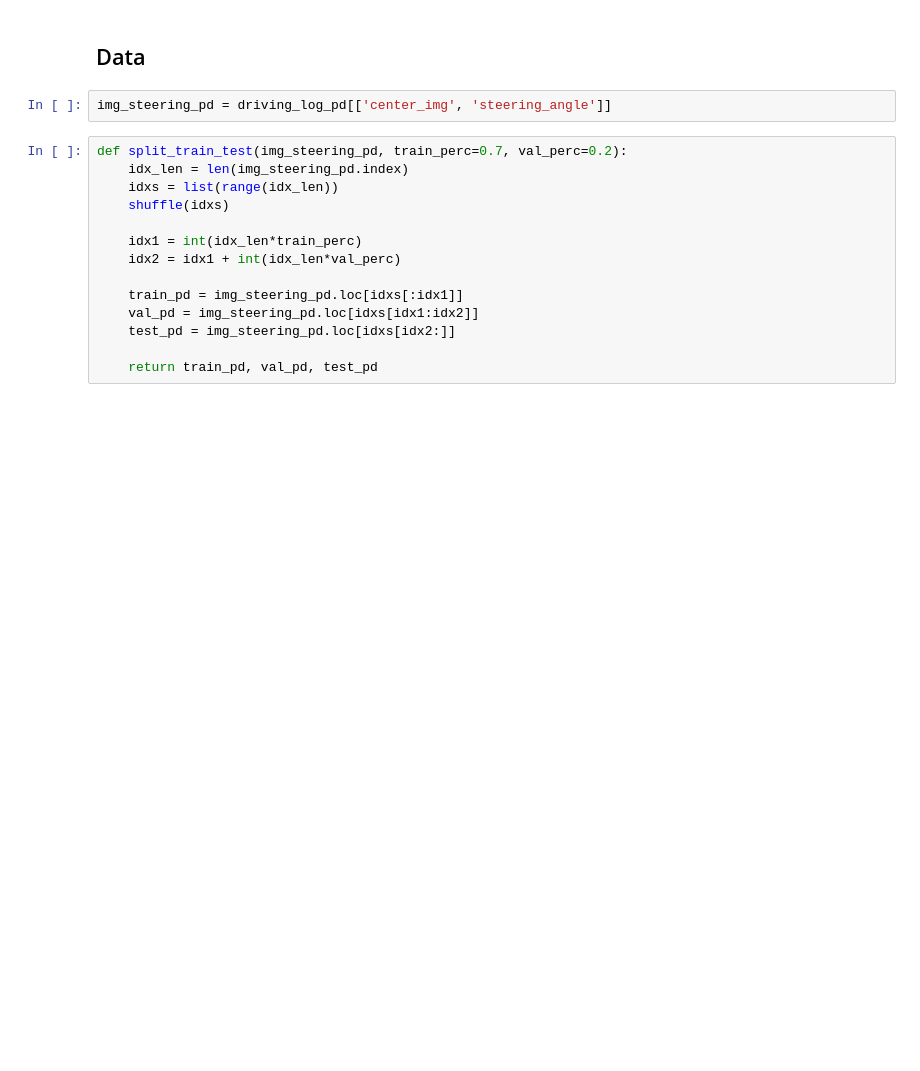
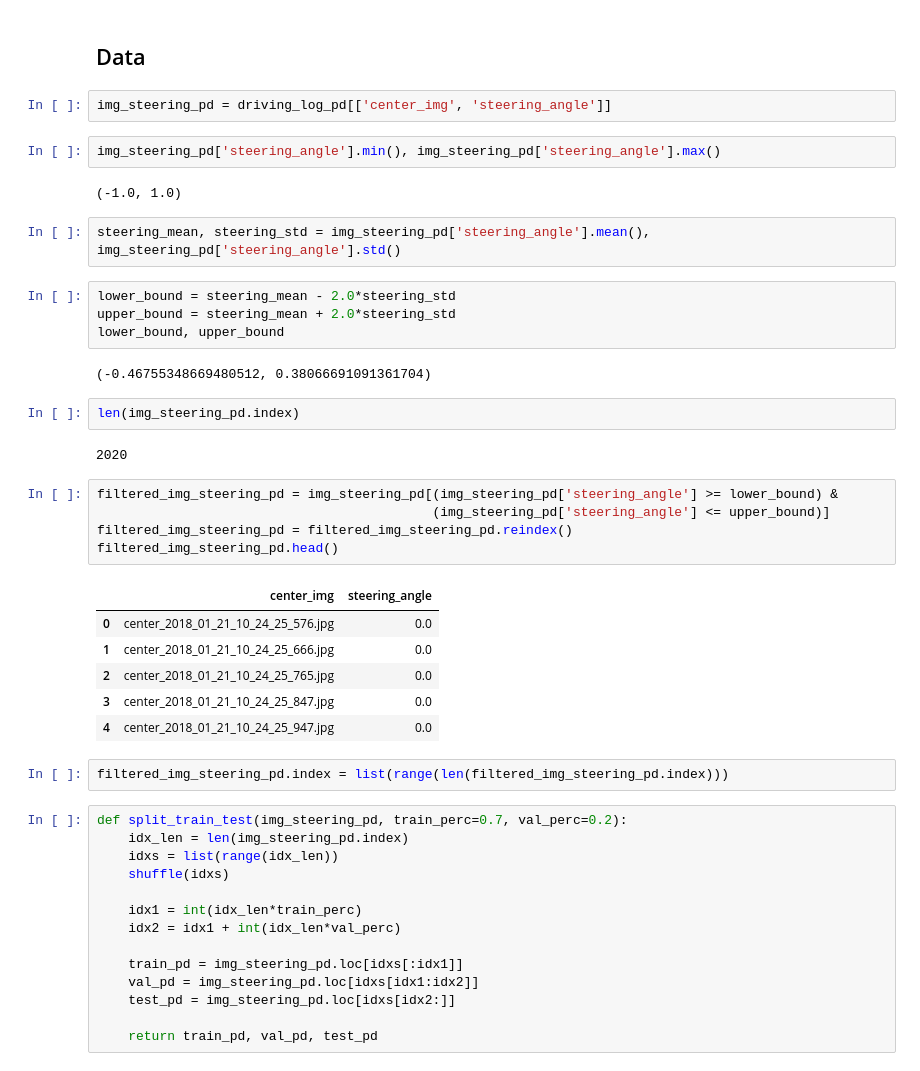
Before and after one commit to ekkus93/CarND-Behavioral-Cloning-P3, a Jupyter notebook: Behavioral_Cloning.ipynb, the cells around one changed output. Saved outputs shown, nothing was run; the diff lists cells and outputs as text; blank space fills up the shorter version.

```diff
--- a/Behavioral_Cloning.ipynb
+++ b/Behavioral_Cloning.ipynb
@@ -127,6 +142,36 @@ minimum frequency: 12
 ## Data
 # %%
 img_steering_pd = driving_log_pd[['center_img', 'steering_angle']]
+# %%
+img_steering_pd['steering_angle'].min(), img_steering_pd['steering_angle'].max()
+# %% [output]
+(-1.0, 1.0)
+# %%
+steering_mean, steering_std = img_steering_pd['steering_angle'].mean(), img_steering_pd['steering_angle'].std()
+# %%
+lower_bound = steering_mean - 2.0*steering_std
+upper_bound = steering_mean + 2.0*steering_std
+lower_bound, upper_bound
+# %% [output]
+(-0.46755348669480512, 0.38066691091361704)
+# %%
+len(img_steering_pd.index)
+# %% [output]
+2020
+# %%
+filtered_img_steering_pd = img_steering_pd[(img_steering_pd['steering_angle'] >= lower_bound) &
+                                           (img_steering_pd['steering_angle'] <= upper_bound)]
+filtered_img_steering_pd = filtered_img_steering_pd.reindex()
+filtered_img_steering_pd.head()
+# %% [output]
+|  | center_img | steering_angle |
+| 0 | center_2018_01_21_10_24_25_576.jpg | 0.0 |
+| 1 | center_2018_01_21_10_24_25_666.jpg | 0.0 |
+| 2 | center_2018_01_21_10_24_25_765.jpg | 0.0 |
+| 3 | center_2018_01_21_10_24_25_847.jpg | 0.0 |
+| 4 | center_2018_01_21_10_24_25_947.jpg | 0.0 |
+# %%
+filtered_img_steering_pd.index = list(range(len(filtered_img_steering_pd.index)))
 # %%
 def split_train_test(img_steering_pd, train_perc=0.7, val_perc=0.2):
     idx_len = len(img_steering_pd.index)
```
Also changed, not shown: parts of 18 cells of this notebook.
